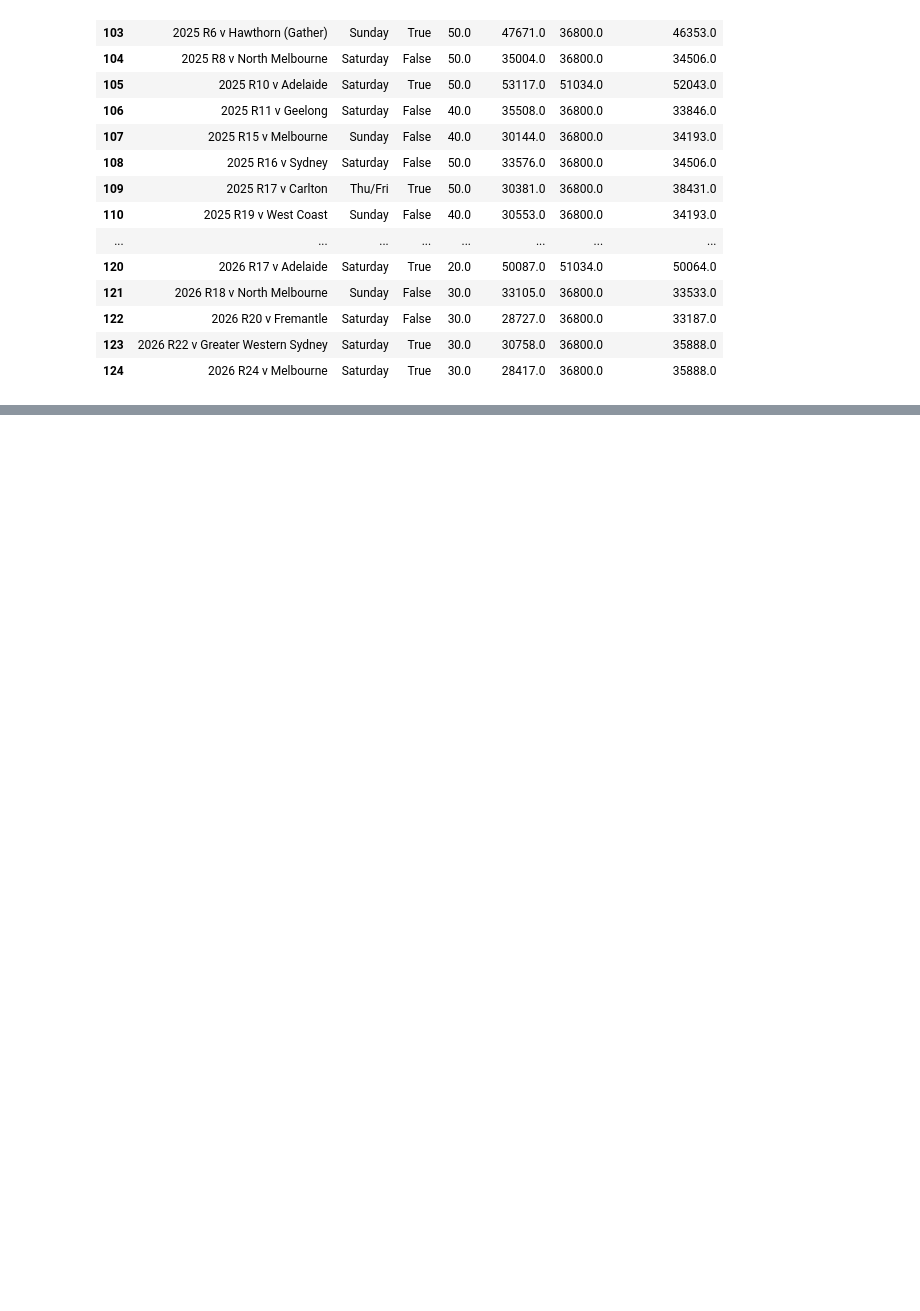
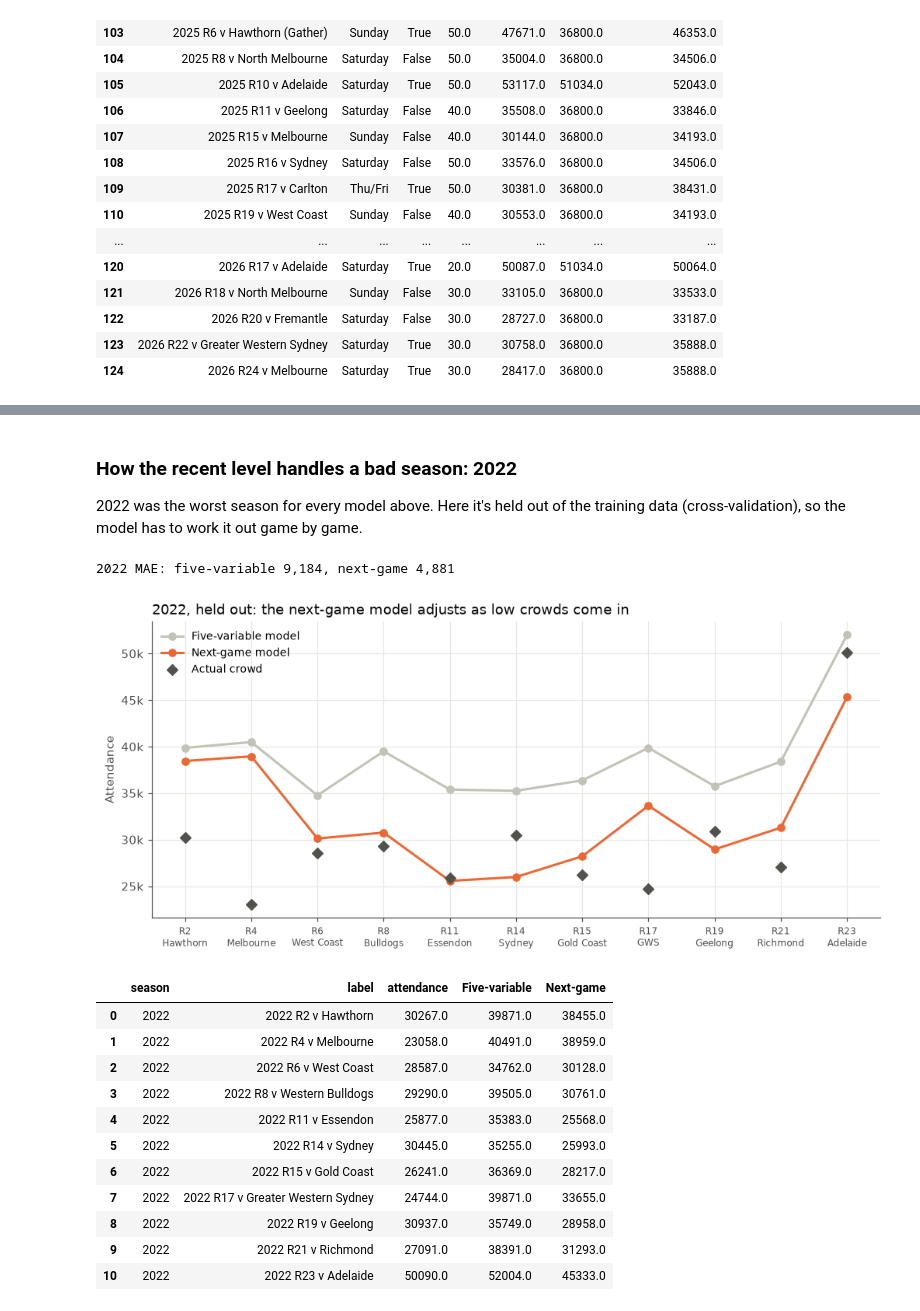
Before and after one commit to pete1729/afl-analytics, a Jupyter notebook: notebooks/09_port_home_attendance.ipynb, the cells around one changed output, grey strips where cells are left out. Cells and saved outputs as stored; diff of their text form; code cells hidden in the pictures; blank space fills up the shorter version.

```diff
--- a/notebooks/09_port_home_attendance.ipynb
+++ b/notebooks/09_port_home_attendance.ipynb
@@ -549,0 +718,39 @@ Big miss: 2025 R23 v Fremantle: actual 30,390, predicted 36,548
+# %% [markdown]
+### How the recent level handles a bad season: 2022
+
+2022 was the worst season for every model above. Here it's held out of the
+training data (cross-validation), so the model has to work it out game by game.
+# %%
+season22 = cv7[cv7["season"] == 2022].reset_index(drop=True)
+print(f"2022 MAE: five-variable {(season22['Five-variable'] - season22['attendance']).abs().mean():,.0f}, "
+      f"next-game {(season22['Next-game'] - season22['attendance']).abs().mean():,.0f}")
+
+fig, ax = plt.subplots(figsize=(11, 4.5))
+x = np.arange(len(season22))
+SHORT = {"Greater Western Sydney": "GWS", "Western Bulldogs": "Bulldogs"}
+ax.plot(x, season22["Five-variable"], color=GREY, linewidth=2, marker="o", label="Five-variable model")
+ax.plot(x, season22["Next-game"], color=ORANGE, linewidth=2, marker="o", label="Next-game model")
+ax.scatter(x, season22["attendance"], color=INK, marker="D", s=40, zorder=3, label="Actual crowd")
+ticks = season22["label"].str.removeprefix("2022 ").replace(SHORT, regex=True).str.replace(" v ", "\n", regex=False)
+ax.set_xticks(x, ticks, fontsize=8)
+ax.yaxis.set_major_formatter(lambda v, _: f"{v / 1000:.0f}k")
+ax.set_ylabel("Attendance")
+ax.set_title("2022, held out: the next-game model adjusts as low crowds come in", loc="left", color=TITLE)
+ax.legend(frameon=False, loc="upper left", fontsize=9)
+plt.show()
+season22.round(0)
+# %% [output]
+2022 MAE: five-variable 9,184, next-game 4,881
+[figure, added]
+|  | season | label | attendance | Five-variable | Next-game |
+| 0 | 2022 | 2022 R2 v Hawthorn | 30267.0 | 39871.0 | 38455.0 |
+| 1 | 2022 | 2022 R4 v Melbourne | 23058.0 | 40491.0 | 38959.0 |
+| 2 | 2022 | 2022 R6 v West Coast | 28587.0 | 34762.0 | 30128.0 |
+| 3 | 2022 | 2022 R8 v Western Bulldogs | 29290.0 | 39505.0 | 30761.0 |
+| 4 | 2022 | 2022 R11 v Essendon | 25877.0 | 35383.0 | 25568.0 |
+| 5 | 2022 | 2022 R14 v Sydney | 30445.0 | 35255.0 | 25993.0 |
+| 6 | 2022 | 2022 R15 v Gold Coast | 26241.0 | 36369.0 | 28217.0 |
+| 7 | 2022 | 2022 R17 v Greater Western Sydney | 24744.0 | 39871.0 | 33655.0 |
+| 8 | 2022 | 2022 R19 v Geelong | 30937.0 | 35749.0 | 28958.0 |
+| 9 | 2022 | 2022 R21 v Richmond | 27091.0 | 38391.0 | 31293.0 |
+| 10 | 2022 | 2022 R23 v Adelaide | 50090.0 | 52004.0 | 45333.0 |
```
Also changed, not shown: parts of 6 cells of this notebook.
